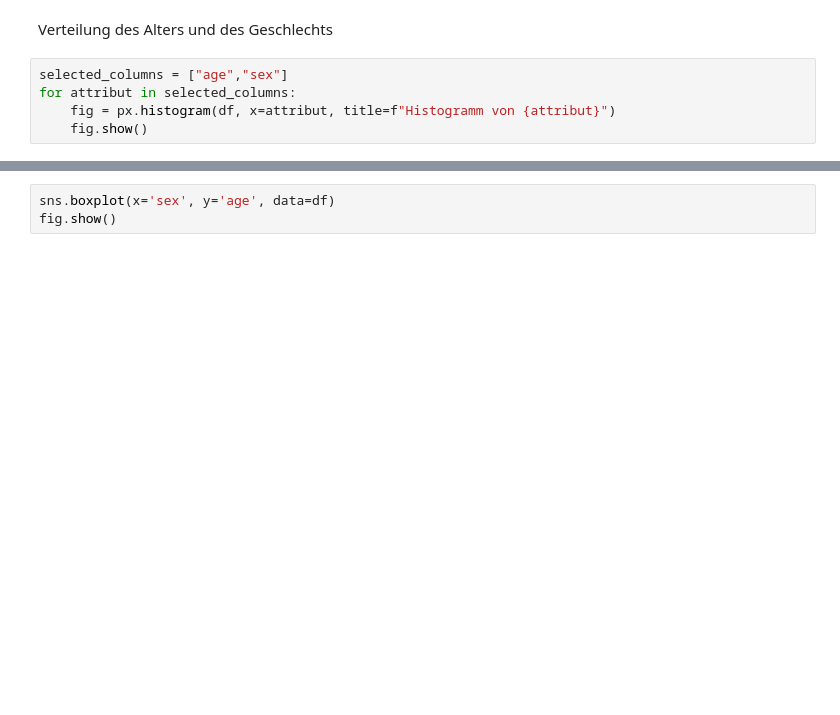
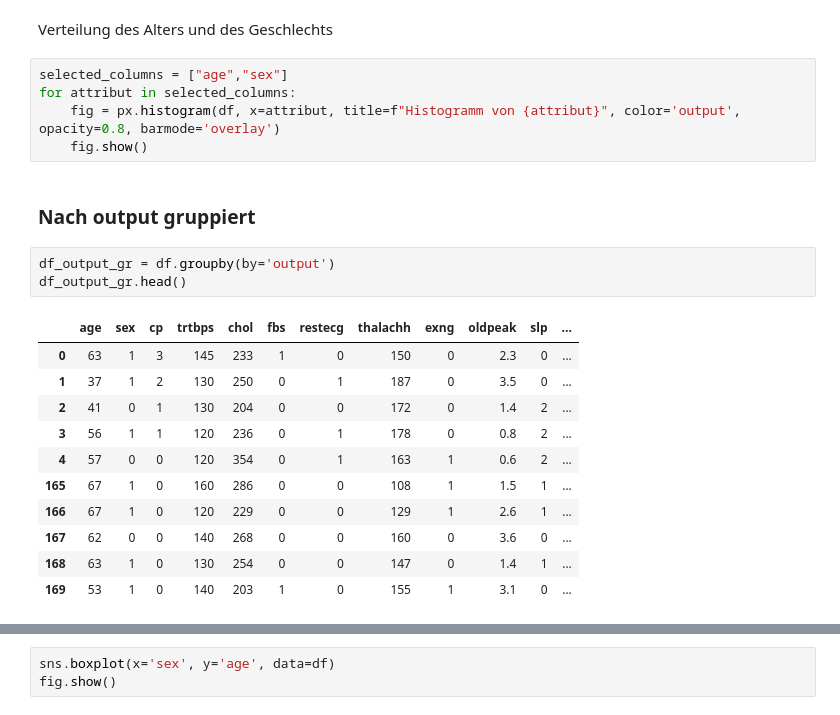
Before and after one commit to OOS-Team/DsKi_Erkl-rbarkeit_Algorithmen, a Jupyter notebook: Heart Attack/Heart_attack.ipynb, the cells around one changed output, grey strips where cells are left out. Cells and saved outputs as stored; diff of their text form; blank space fills up the shorter version.

```diff
--- a/Heart Attack/Heart_attack.ipynb
+++ b/Heart Attack/Heart_attack.ipynb
@@ -81,5 +90,22 @@ Verteilung des Alters und des Geschlechts
 # %%
 selected_columns = ["age","sex"]
 for attribut in selected_columns:
-    fig = px.histogram(df, x=attribut, title=f"Histogramm von {attribut}")
+    fig = px.histogram(df, x=attribut, title=f"Histogramm von {attribut}", color='output', opacity=0.8, barmode='overlay')
     fig.show()
+# %% [markdown]
+### Nach output gruppiert
+# %%
+df_output_gr = df.groupby(by='output')
+df_output_gr.head()
+# %% [output]
+|  | age | sex | cp | trtbps | chol | fbs | restecg | thalachh | exng | oldpeak | slp | ... |
+| 0 | 63 | 1 | 3 | 145 | 233 | 1 | 0 | 150 | 0 | 2.3 | 0 | ... |
+| 1 | 37 | 1 | 2 | 130 | 250 | 0 | 1 | 187 | 0 | 3.5 | 0 | ... |
+| 2 | 41 | 0 | 1 | 130 | 204 | 0 | 0 | 172 | 0 | 1.4 | 2 | ... |
+| 3 | 56 | 1 | 1 | 120 | 236 | 0 | 1 | 178 | 0 | 0.8 | 2 | ... |
+| 4 | 57 | 0 | 0 | 120 | 354 | 0 | 1 | 163 | 1 | 0.6 | 2 | ... |
+| 165 | 67 | 1 | 0 | 160 | 286 | 0 | 0 | 108 | 1 | 1.5 | 1 | ... |
+| 166 | 67 | 1 | 0 | 120 | 229 | 0 | 0 | 129 | 1 | 2.6 | 1 | ... |
+| 167 | 62 | 0 | 0 | 140 | 268 | 0 | 0 | 160 | 0 | 3.6 | 0 | ... |
+| 168 | 63 | 1 | 0 | 130 | 254 | 0 | 0 | 147 | 0 | 1.4 | 1 | ... |
+| 169 | 53 | 1 | 0 | 140 | 203 | 1 | 0 | 155 | 1 | 3.1 | 0 | ... |
```
Also changed, not shown: parts of 23 cells of this notebook.
